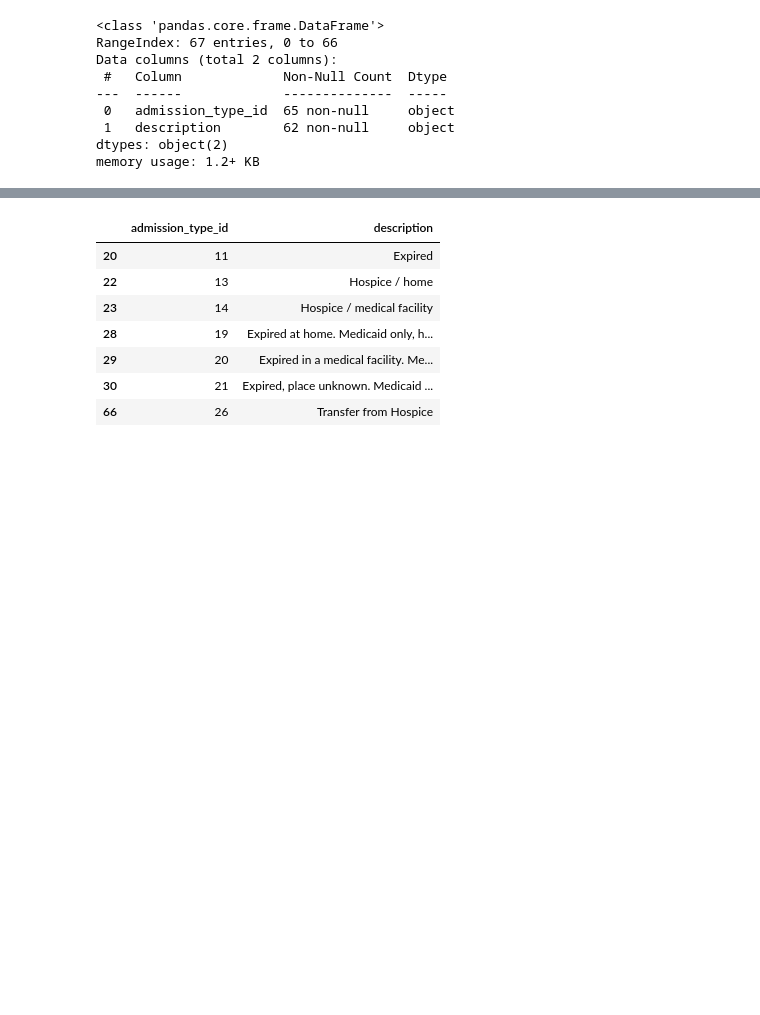
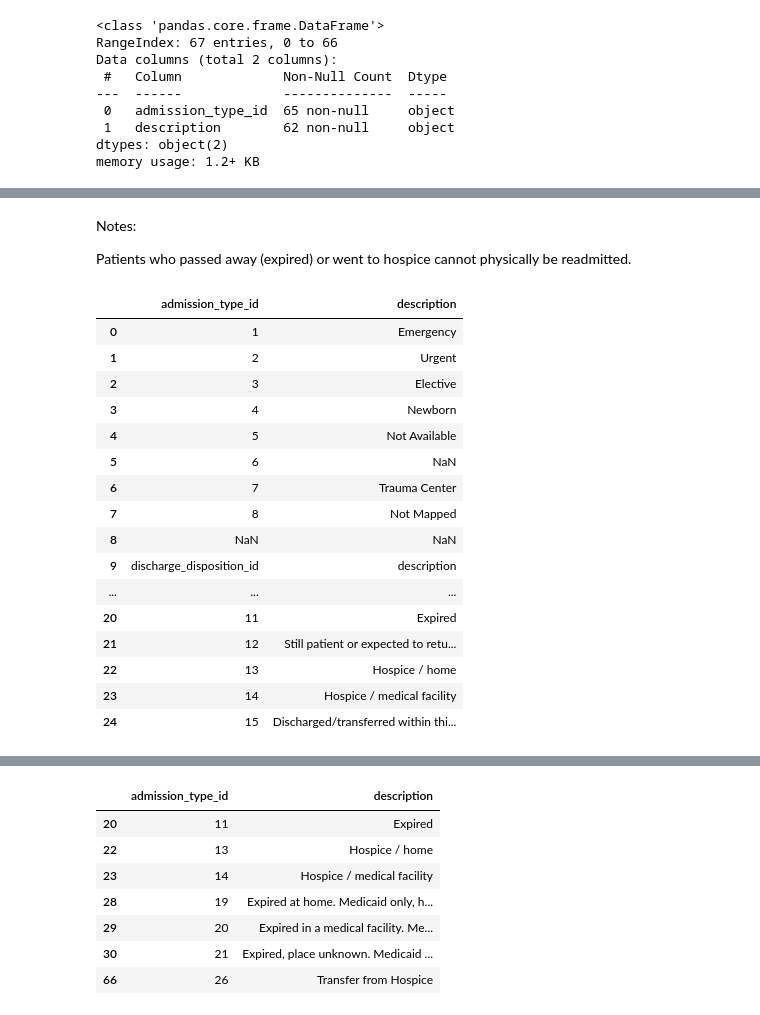
Before and after one commit to JasonLou622/Hospital-readmissions-analysis, a Jupyter notebook: diabetes_readmission_analysis.ipynb, the cells around one changed output, grey strips where cells are left out. Drawn from its saved outputs; the diff is of its cells as text; code cells hidden in the pictures; blank space fills up the shorter version.

```diff
--- a/diabetes_readmission_analysis.ipynb
+++ b/diabetes_readmission_analysis.ipynb
@@ -369,0 +396,24 @@ memory usage: 1.2+ KB
+# %% [markdown]
+Notes:
+
+Patients who passed away (expired) or went to hospice cannot physically be readmitted.
+# %%
+df1.head(25)
+# %% [output]
+|  | admission_type_id | description |
+| 0 | 1 | Emergency |
+| 1 | 2 | Urgent |
+| 2 | 3 | Elective |
+| 3 | 4 | Newborn |
+| 4 | 5 | Not Available |
+| 5 | 6 | NaN |
+| 6 | 7 | Trauma Center |
+| 7 | 8 | Not Mapped |
+| 8 | NaN | NaN |
+| 9 | discharge_disposition_id | description |
+| ... | ... | ... |
+| 20 | 11 | Expired |
+| 21 | 12 | Still patient or expected to retu... |
+| 22 | 13 | Hospice / home |
+| 23 | 14 | Hospice / medical facility |
+| 24 | 15 | Discharged/transferred within thi... |
```
Also changed, not shown: parts of 24 cells of this notebook.
